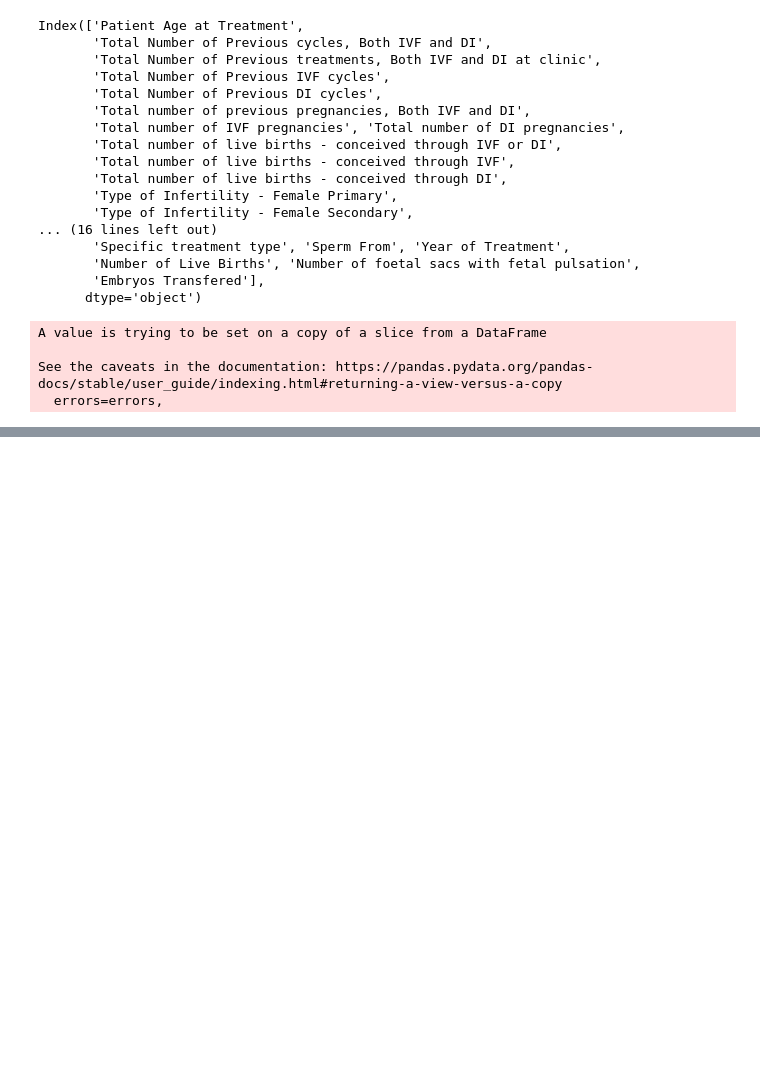
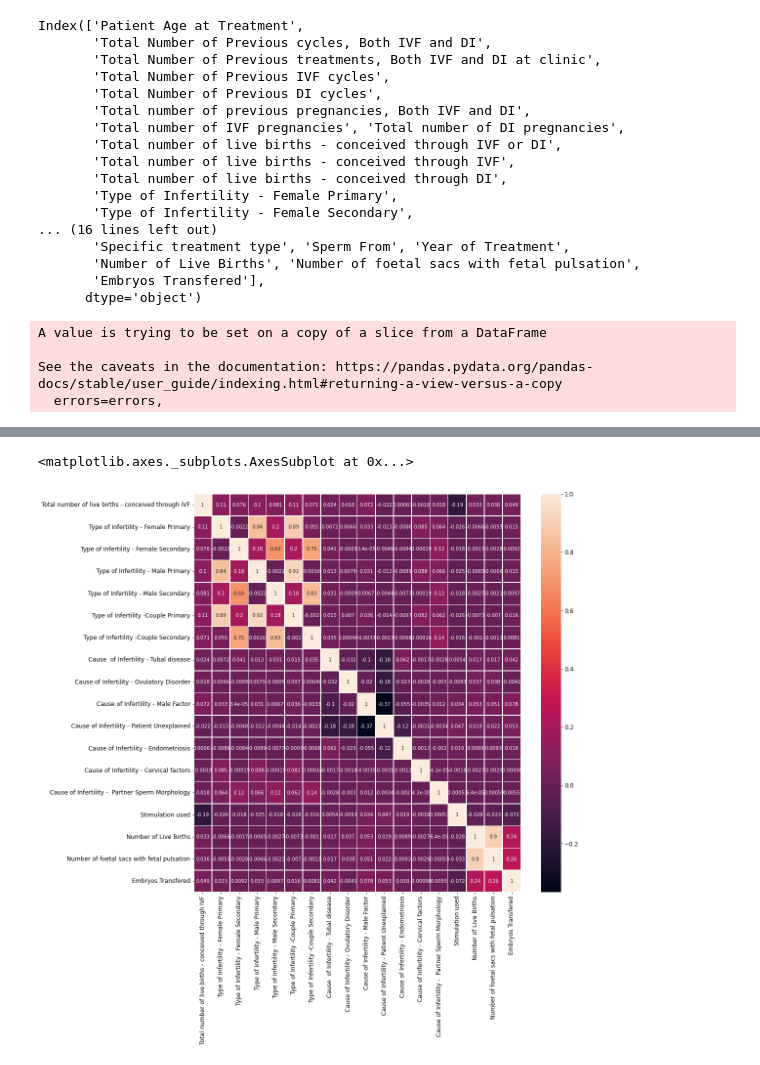
Before and after one commit to ecdison/Group9_MachineLearningHC, a Jupyter notebook: HCTech.ipynb, the cells around one changed output, grey strips where cells are left out. Cells and saved outputs as stored; diff of their text form; code cells hidden in the pictures; blank space fills up the shorter version.

```diff
--- a/HCTech.ipynb
+++ b/HCTech.ipynb
@@ -139,0 +180,6 @@ Index(['Patient Age at Treatment', 'Total Number of Previous IVF cycles',
+# %%
+fig, ax = plt.subplots(figsize=(15,15))  # Sample figsize in inches
+sns.heatmap(mod_df.corr(), annot=True, linewidths=.5, ax=ax)
+# %% [output]
+<matplotlib.axes._subplots.AxesSubplot at 0x...>
+[figure, added]
```
Also changed, not shown: parts of 5 cells of this notebook, 1 other file.
